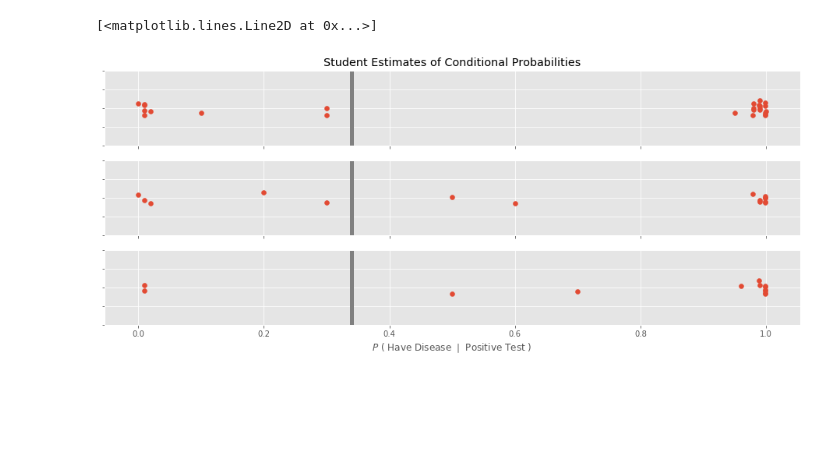
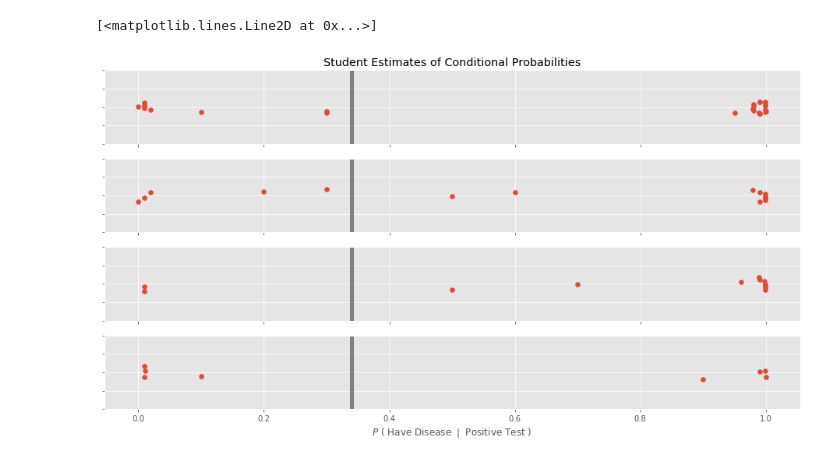
Before and after one commit to GalvanizeOpenSource/stats-course-slides, a Jupyter notebook: student-bayes-survey-results.ipynb, the cells around one changed output. Cells and saved outputs as stored; diff of their text form; code cells hidden in the pictures; blank space fills up the shorter version.

```diff
--- a/student-bayes-survey-results.ipynb
+++ b/student-bayes-survey-results.ipynb
@@ -67,6 +67,17 @@ survey_data_third_class = np.array([
     0.96,
     0.999 * 0.01
 ])
+
+survey_data_fourth_class = np.array([
+    0.011,
+    0.01,
+    1.0,
+    0.999,
+    0.99,
+    0.1,
+    0.9,
+    0.01
+])
 # %%
 def one_dim_scatterplot(data, ax, jitter=0.2, **options):
     if jitter:
@@ -92,17 +120,19 @@ ax[0].set_title('Student Estimates of Conditional Probabilities')
 # %%
-fig, ax = plt.subplots(3, figsize=(16, 6), sharex=True)
+fig, ax = plt.subplots(4, figsize=(16, 8), sharex=True)
 
 one_dim_scatterplot(survey_data_first_class, ax[0])
 one_dim_scatterplot(survey_data_second_class, ax[1])
 one_dim_scatterplot(survey_data_third_class, ax[2])
+one_dim_scatterplot(survey_data_fourth_class, ax[3])
 
 
-ax[2].set_xlabel(r'$P \ ($ Have Disease $\mid$ Positive Test $)$')
+ax[3].set_xlabel(r'$P \ ($ Have Disease $\mid$ Positive Test $)$')
 ax[0].set_title('Student Estimates of Conditional Probabilities')
 
 ax[0].plot((0.34, 0.34), (-1, 1), linewidth=5, color="grey")
 ax[1].plot((0.34, 0.34), (-1, 1), linewidth=5, color="grey")
 ax[2].plot((0.34, 0.34), (-1, 1), linewidth=5, color="grey")
+ax[3].plot((0.34, 0.34), (-1, 1), linewidth=5, color="grey")
 # %% [output]
 [<matplotlib.lines.Line2D at 0x...>]
-[figure, old version]
+[figure, new version]
```
Also changed, not shown: parts of 4 cells of this notebook, 1 other file.
